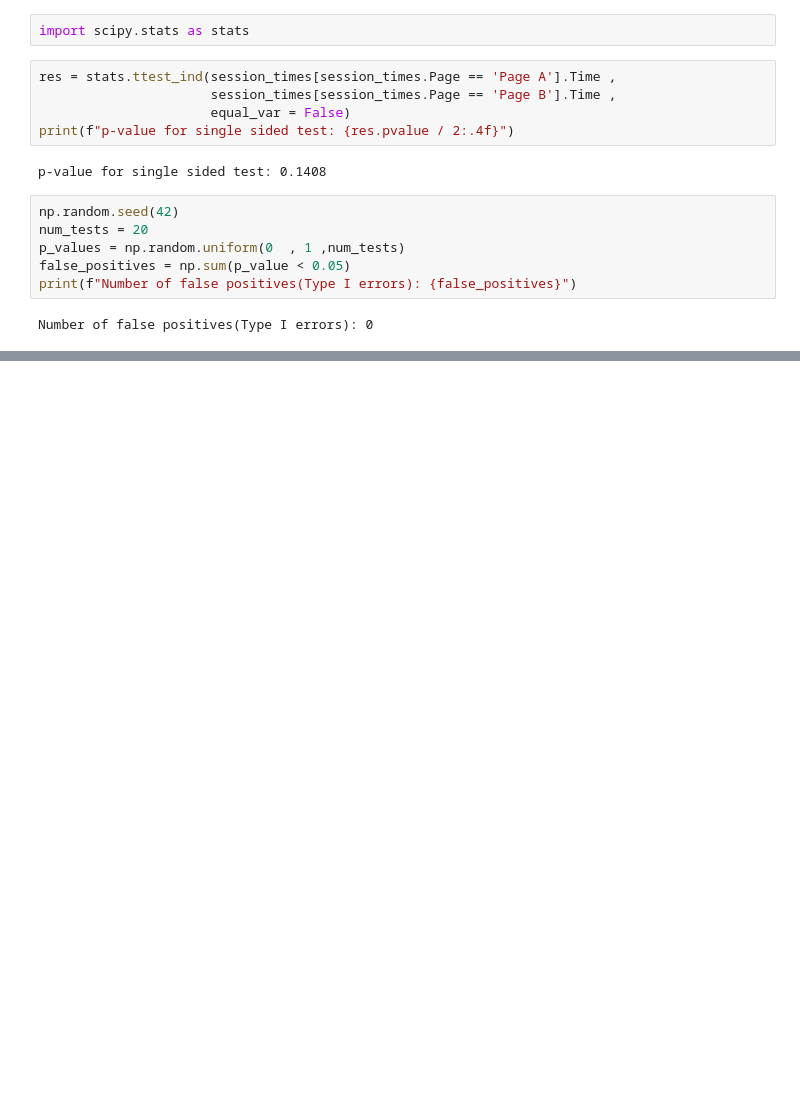
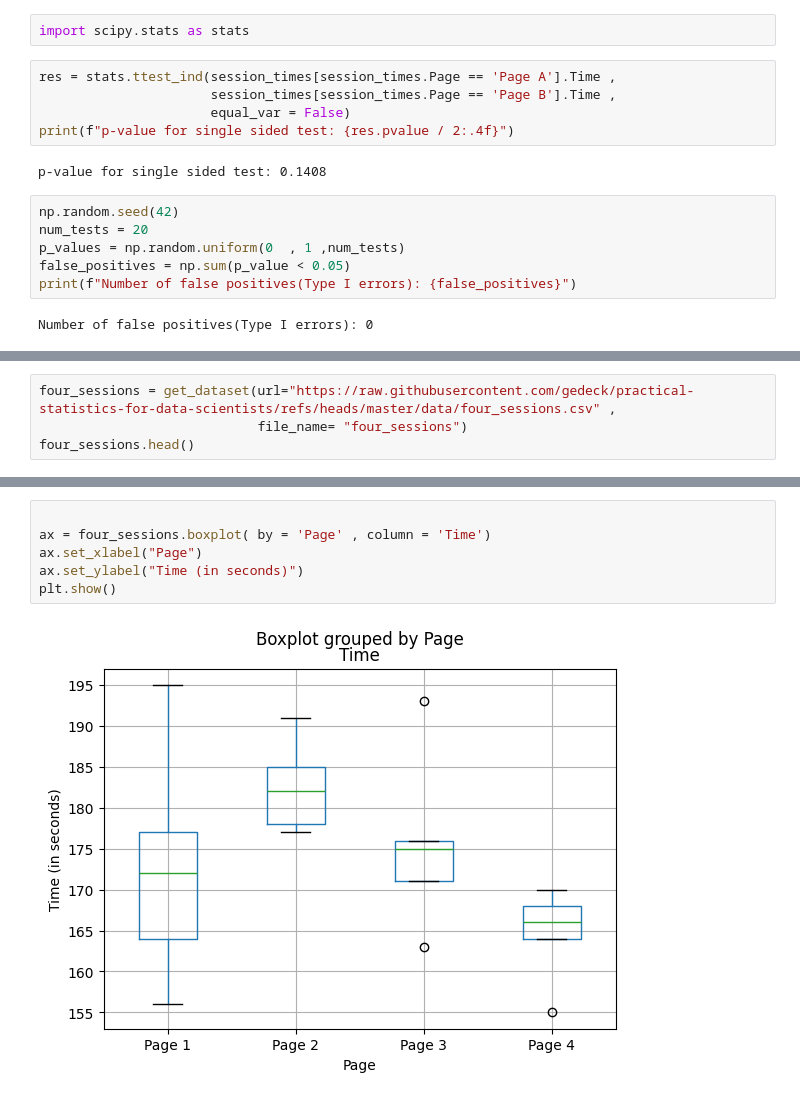
Before and after one commit to RijalChirayu/PracticalStatisitcs, a Jupyter notebook: chapter_3.ipynb, the cells around one changed output, grey strips where cells are left out. Cells and saved outputs as stored; diff of their text form; blank space fills up the shorter version.

```diff
--- a/chapter_3.ipynb
+++ b/chapter_3.ipynb
@@ -129,0 +136,4 @@ Number of false positives(Type I errors): 0
+# %%
+four_sessions = get_dataset(url="https://raw.githubusercontent.com/gedeck/practical-statistics-for-data-scientists/refs/heads/master/data/four_sessions.csv" ,
+                            file_name= "four_sessions")
+four_sessions.head()
@@ -129,0 +148,8 @@ Number of false positives(Type I errors): 0
+# %%
+
+ax = four_sessions.boxplot( by = 'Page' , column = 'Time')
+ax.set_xlabel("Page")
+ax.set_ylabel("Time (in seconds)")
+plt.show()
+# %% [output]
+[figure, added]
```
Also changed, not shown: parts of 13 cells of this notebook, 1 other file.
